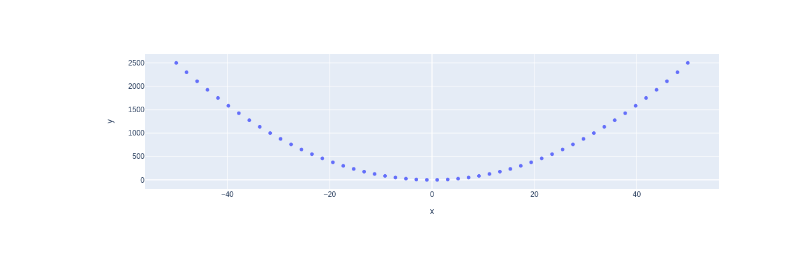
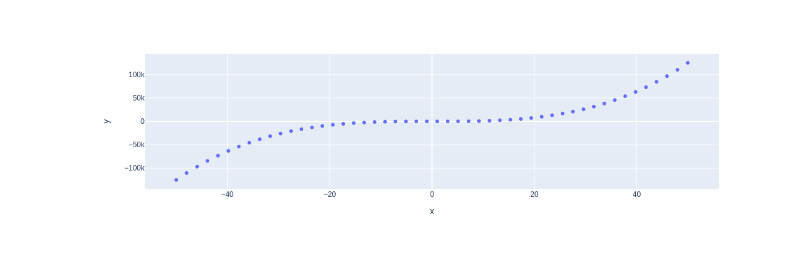
Before and after one commit to daumsimac/my-notebooks-repo, a Jupyter notebook: exp01.ipynb, the cells around one changed output. Drawn from its saved outputs; the diff is of its cells as text; code cells hidden in the pictures.

```diff
--- a/exp01.ipynb
+++ b/exp01.ipynb
@@ -3,7 +3,7 @@ import numpy as np
 import plotly.express as px
 
 x = np.linspace(start=-50, stop=50)
-y = x ** 2
+y = x ** 3
 
 fig = px.scatter(x=x, y=y)
 fig.show()
@@ -12 +11 @@ fig.show()
-[figure, old version]
+[figure, new version]
```
Also changed, not shown: parts of 1 cell of this notebook.
